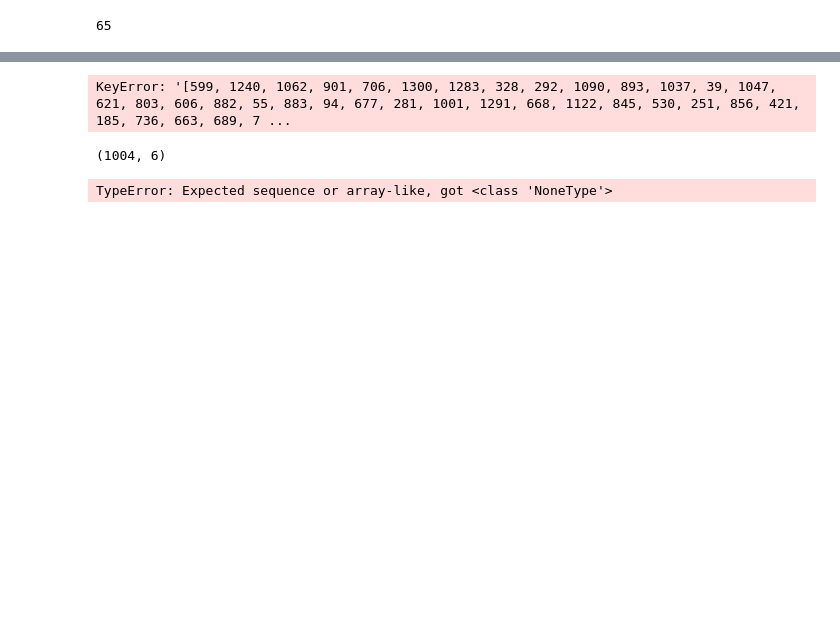
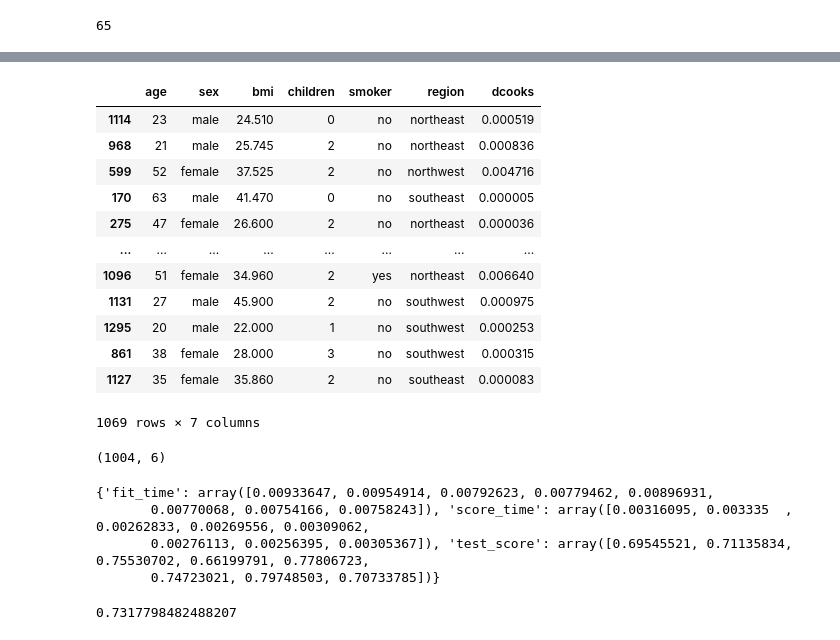
Before and after one commit to EliasMez/assurance, a Jupyter notebook: modelisation_anas.ipynb, the cells around one changed output, grey strips where cells are left out. Cells and saved outputs as stored; diff of their text form; code cells hidden in the pictures; blank space fills up the shorter version.

```diff
--- a/modelisation_anas.ipynb
+++ b/modelisation_anas.ipynb
@@ -401,7 +384,21 @@ X_cook
+# %%
+analyse
+# %% [output]
+|  | age | sex | bmi | children | smoker | region | dcooks |
+| 1114 | 23 | male | 24.510 | 0 | no | northeast | 0.000519 |
+| 968 | 21 | male | 25.745 | 2 | no | northeast | 0.000836 |
+| 599 | 52 | female | 37.525 | 2 | no | northwest | 0.004716 |
+| 170 | 63 | male | 41.470 | 0 | no | southeast | 0.000005 |
+| 275 | 47 | female | 26.600 | 2 | no | northeast | 0.000036 |
+| ... | ... | ... | ... | ... | ... | ... | ... |
+| 1096 | 51 | female | 34.960 | 2 | yes | northeast | 0.006640 |
+| 1131 | 27 | male | 45.900 | 2 | no | southwest | 0.000975 |
+| 1295 | 20 | male | 22.000 | 1 | no | southwest | 0.000253 |
+| 861 | 38 | female | 28.000 | 3 | no | southwest | 0.000315 |
+| 1127 | 35 | female | 35.860 | 2 | no | southeast | 0.000083 |
+1069 rows × 7 columns
 # %%
-X_cook.drop(residual_indice, inplace=True)
+X_train.drop(residual_indice, inplace=True)
-# %% [output]
-KeyError: '[599, 1240, 1062, 901, 706, 1300, 1283, 328, 292, 1090, 893, 1037, 39, 1047, 621, 803, 606, 882, 55, 883, 94, 677, 281, 1001, 1291, 668, 1122, 845, 530, 251, 856, 421, 185, 736, 663, 689, 7 ...
 # %%
 X_train.shape
 # %% [output]
@@ -410,8 +407,12 @@ X_train.shape
 y_train.drop(residual_indice, inplace=True)
 # %%
 model_lr = make_pipeline(transformer,PolynomialFeatures(2),LinearRegression())
-cross_val=cross_validate(model_lr, x_c, y_train, cv=8)
+cross_val=cross_validate(model_lr, X_train, y_train, cv=8)
 print(cross_val)
 cross_val['test_score'].mean()
 # %% [output]
-TypeError: Expected sequence or array-like, got <class 'NoneType'>
+{'fit_time': array([0.00933647, 0.00954914, 0.00792623, 0.00779462, 0.00896931,
+       0.00770068, 0.00754166, 0.00758243]), 'score_time': array([0.00316095, 0.003335  , 0.00262833, 0.00269556, 0.00309062,
+       0.00276113, 0.00256395, 0.00305367]), 'test_score': array([0.69545521, 0.71135834, 0.75530702, 0.66199791, 0.77806723,
+       0.74723021, 0.79748503, 0.70733785])}
+0.7317798482488207
```
Also changed, not shown: parts of 5 cells of this notebook.
